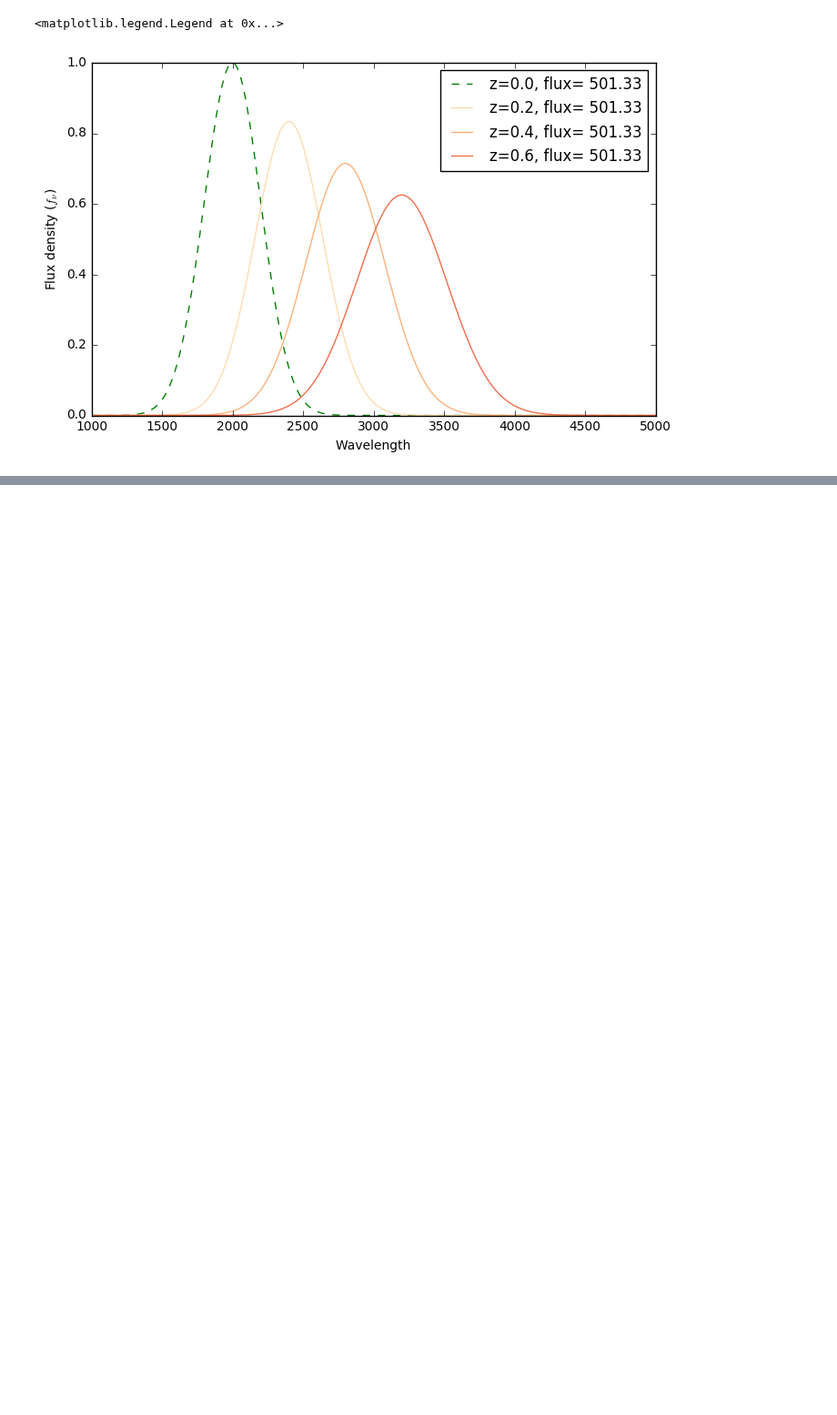
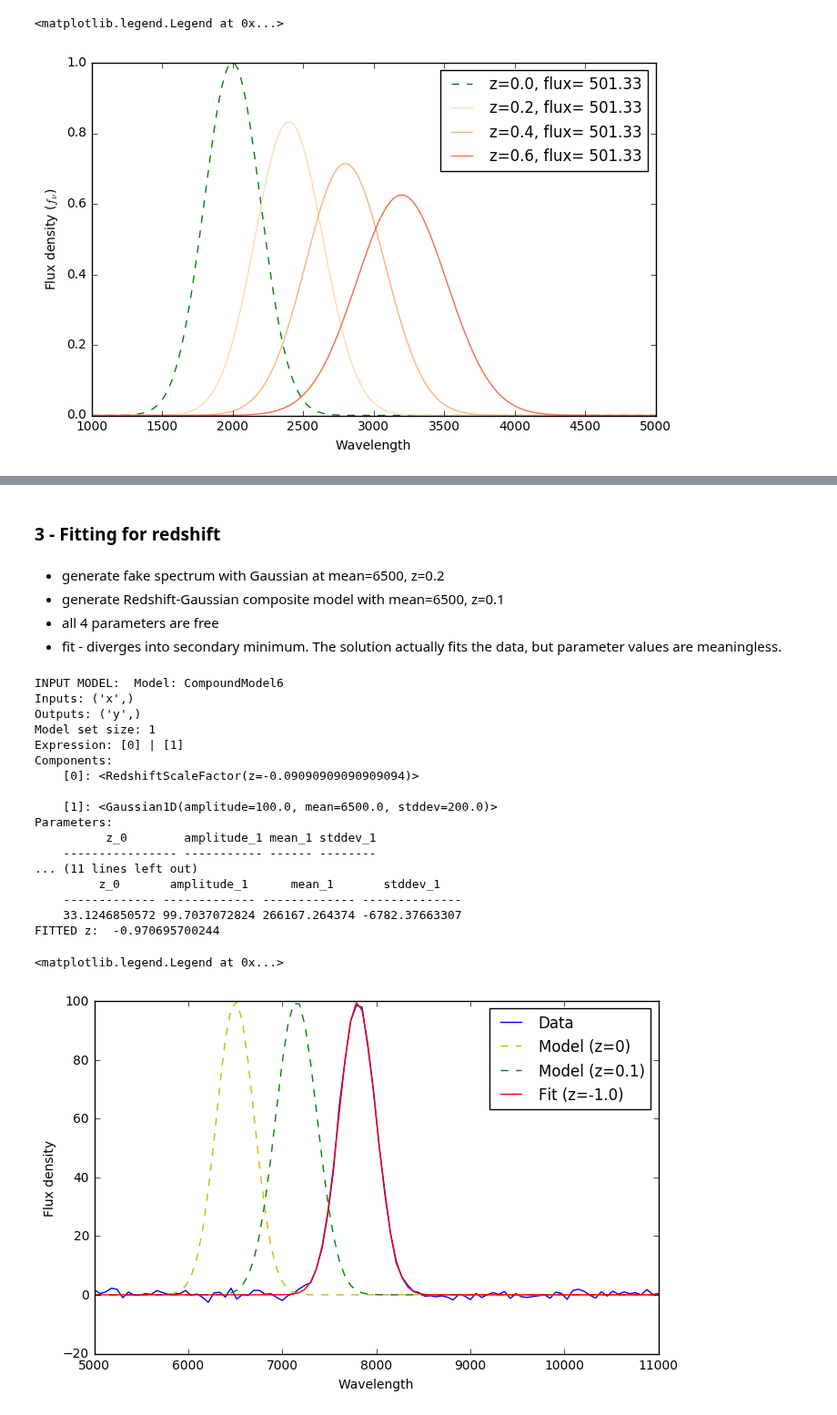
Before and after one commit to ibusko/experiments_specviz, a Jupyter notebook: experiment_redshift.ipynb, the cells around one changed output, grey strips where cells are left out. Shown at 91% size. Cells and saved outputs as stored; diff of their text form; code cells hidden in the pictures; blank space fills up the shorter version.

Commit message:
fitting gaussian with redshift

```diff
--- a/experiment_redshift.ipynb
+++ b/experiment_redshift.ipynb
@@ -417,0 +390,60 @@ plt.legend()
+# %% [markdown]
+### 3 - Fitting for redshift
+# %% [markdown]
+- generate fake spectrum with Gaussian at mean=6500, z=0.2
+- generate Redshift-Gaussian composite model with mean=6500, z=0.1
+- all 4 parameters are free
+- fit - diverges into secondary minimum. The solution actually fits the data, but parameter values are meaningless.
+# %%
+from astropy.modeling import models, fitting
+plt.figure(figsize=(8, 5))
+
+# Generate fake data
+np.random.seed(0)
+x = np.linspace(5000, 11000, 100)
+g0 = Gaussian1D(100, 6500 * 1.2, 200)
+y = g0(x)
+y += np.random.normal(0., 1., x.shape)
+plt.plot(x, y, 'blue', label='Data')
+
+# redshifted Gaussian model
+g1 = models.Gaussian1D(100, 6500, 200)
+z = 0.1
+rs = models.RedshiftScaleFactor(z).inverse
+g_c = rs | g1
+
+# fit
+fitter = fitting.LevMarLSQFitter()
+g_fit = fitter(g_c, x, y, maxiter=2000)
+
+# print parameters for model and solution
+print("INPUT MODEL: ", g_c)
+print("FITTED MODEL: ", g_fit)
+fitted_z =  models.RedshiftScaleFactor(g_fit.parameters[0]).inverse.z.value
+print("FITTED z: ", fitted_z)
+plt.plot(x, g1(x), 'y--', label='Model (z=0)')
+plt.plot(x, g_c(x), 'g--', label='Model (z=%3.1f)'%z)
+plt.plot(x, g_fit(x), 'r', label='Fit (z=%3.1f)'%fitted_z)
+plt.xlabel('Wavelength')
+plt.ylabel('Flux density')
+plt.legend()
+# %% [output]
+INPUT MODEL:  Model: CompoundModel6
+Inputs: ('x',)
+Outputs: ('y',)
+Model set size: 1
+Expression: [0] | [1]
+Components:
+    [0]: <RedshiftScaleFactor(z=-0.09090909090909094)>
+
+    [1]: <Gaussian1D(amplitude=100.0, mean=6500.0, stddev=200.0)>
+Parameters:
+          z_0        amplitude_1 mean_1 stddev_1
+    ---------------- ----------- ------ --------
+... (11 lines left out)
+         z_0       amplitude_1      mean_1       stddev_1
+    ------------- ------------- ------------- --------------
+    33.1246850572 99.7037072824 266167.264374 -6782.37663307
+FITTED z:  -0.970695700244
+<matplotlib.legend.Legend at 0x...>
+[figure, added]
```
Also changed, not shown: parts of 6 cells of this notebook.
